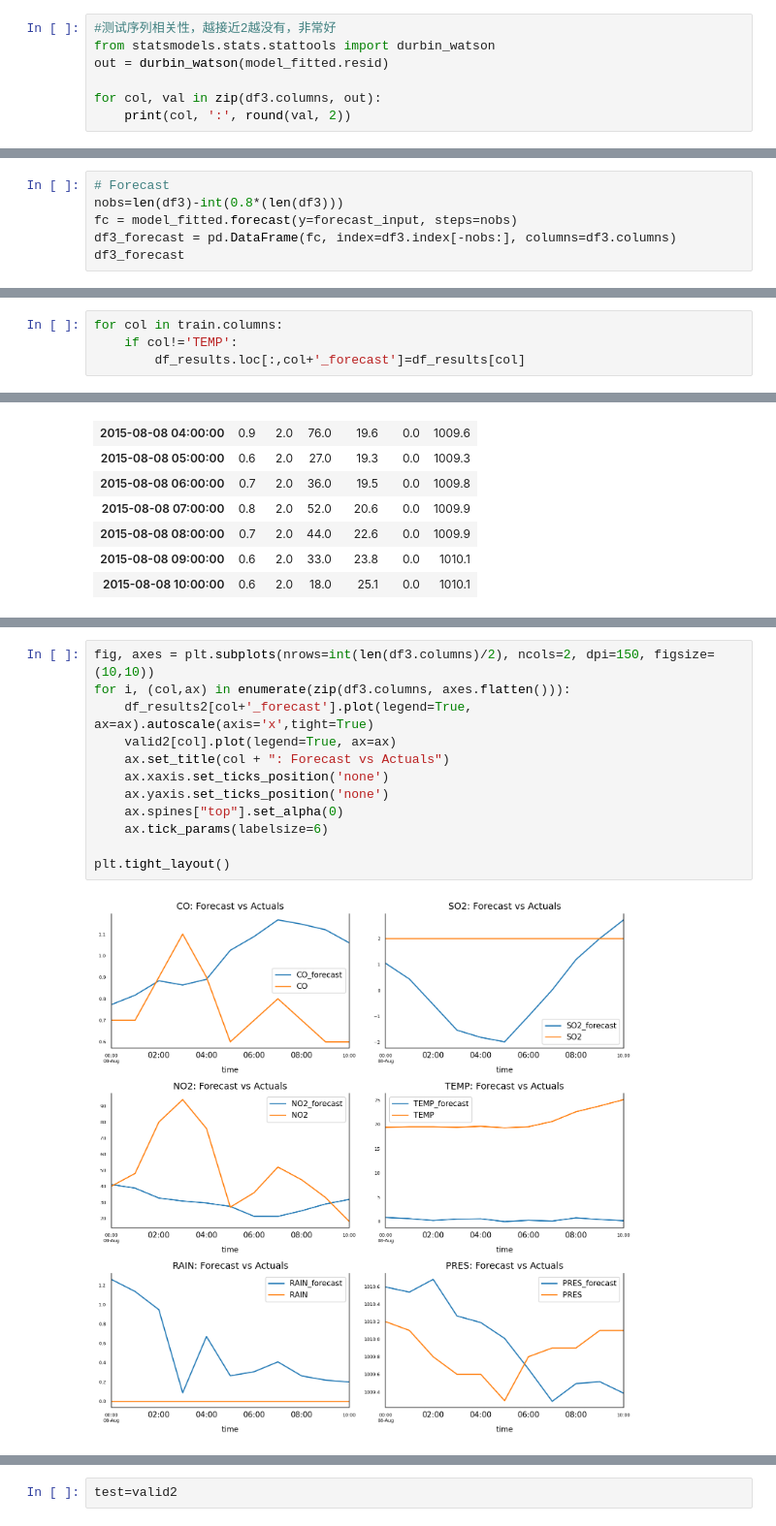
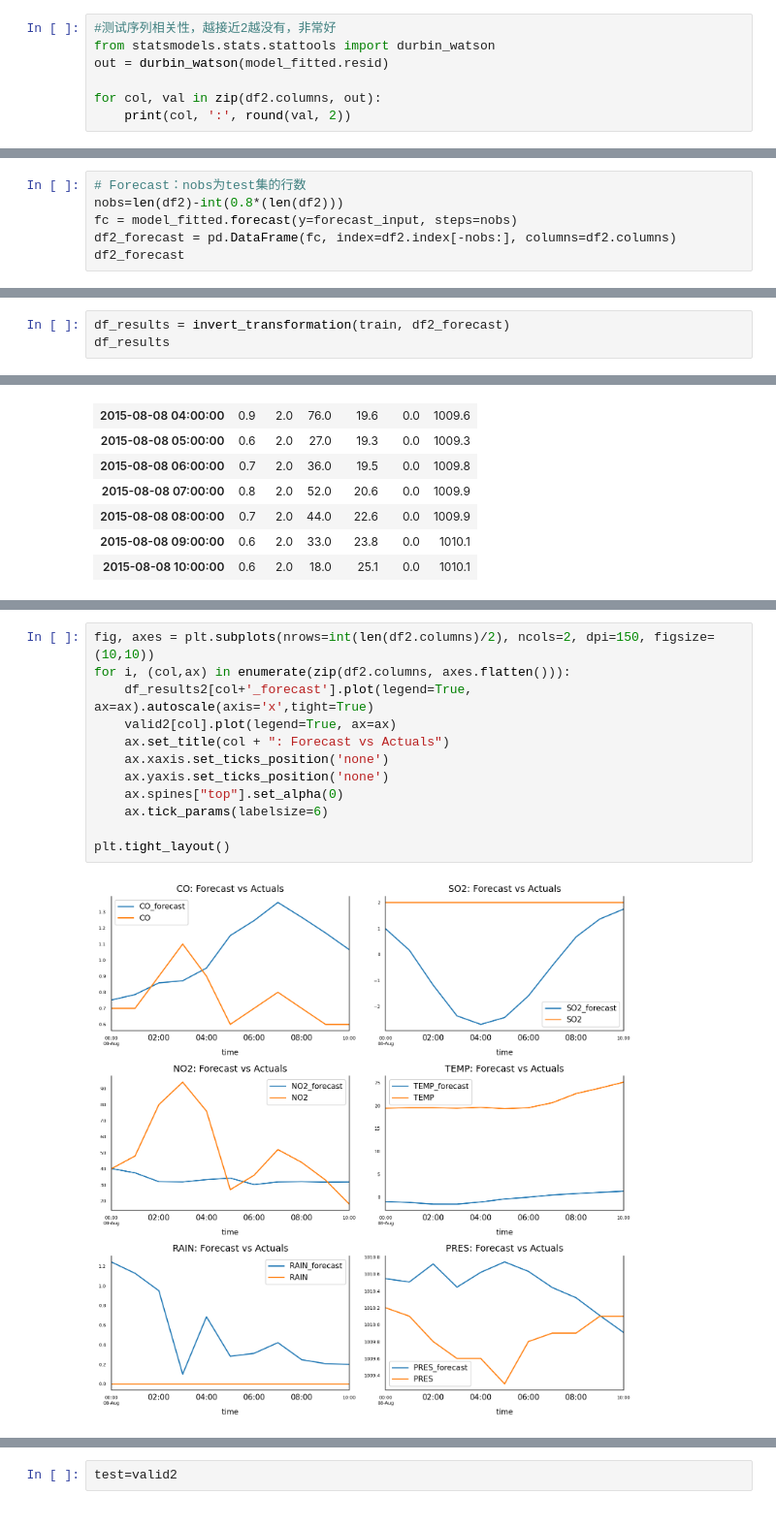
Before and after one commit to Chenyh368/TimeSeries_Midterm, a Jupyter notebook: VAR.ipynb, the cells around one changed output, grey strips where cells are left out. Shown at 97% size. Saved outputs shown, nothing was run; the diff lists cells and outputs as text.

```diff
--- a/VAR.ipynb
+++ b/VAR.ipynb
@@ -496,7 +418,7 @@ model_fitted.k_ar
 from statsmodels.stats.stattools import durbin_watson
 out = durbin_watson(model_fitted.resid)
 
-for col, val in zip(df3.columns, out):
+for col, val in zip(df2.columns, out):
     print(col, ':', round(val, 2))
 # %% [output]
 CO : 2.0
@@ -533,9 +473,9 @@ forecast_input
 # %%
-# Forecast
-nobs=len(df3)-int(0.8*(len(df3)))
+# Forecast：nobs为test集的行数
+nobs=len(df2)-int(0.8*(len(df2)))
 fc = model_fitted.forecast(y=forecast_input, steps=nobs)
-df3_forecast = pd.DataFrame(fc, index=df3.index[-nobs:], columns=df3.columns)
-df3_forecast
+df2_forecast = pd.DataFrame(fc, index=df2.index[-nobs:], columns=df2.columns)
+df2_forecast
 # %% [output]
 |  | CO | SO2 | NO2 | TEMP | RAIN | PRES |
 | time |  |  |  |  |  |  |
@@ -587,0 +510,3 @@ df_results
+# %%
+df_results = invert_transformation(train, df2_forecast)
+df_results
@@ -589,10 +529,6 @@ df_results
 for col in train.columns:
     if col!='TEMP':
         df_results[col+'_forecast']=df_results[col]
-# %%
-for col in train.columns:
-    if col!='TEMP':
-        df_results.loc[:,col+'_forecast']=df_results[col]
 # %%
 temp = df_results['TEMP_forecast']
 df_results.drop(labels=['TEMP_forecast'], axis=1,inplace = True)
@@ -661,14 +597,14 @@ valid2=pd.DataFrame(valid.iloc[:11,:])
 # %%
-fig, axes = plt.subplots(nrows=int(len(df3.columns)/2), ncols=2, dpi=150, figsize=(10,10))
-for i, (col,ax) in enumerate(zip(df3.columns, axes.flatten())):
+fig, axes = plt.subplots(nrows=int(len(df2.columns)/2), ncols=2, dpi=150, figsize=(10,10))
+for i, (col,ax) in enumerate(zip(df2.columns, axes.flatten())):
     df_results2[col+'_forecast'].plot(legend=True, ax=ax).autoscale(axis='x',tight=True)
     valid2[col].plot(legend=True, ax=ax)
     ax.set_title(col + ": Forecast vs Actuals")
     ax.xaxis.set_ticks_position('none')
     ax.yaxis.set_ticks_position('none')
     ax.spines["top"].set_alpha(0)
     ax.tick_params(labelsize=6)
 
 plt.tight_layout()
 # %% [output]
-[figure, old version]
+[figure, new version]
```
Also changed, not shown: parts of 74 cells of this notebook.
